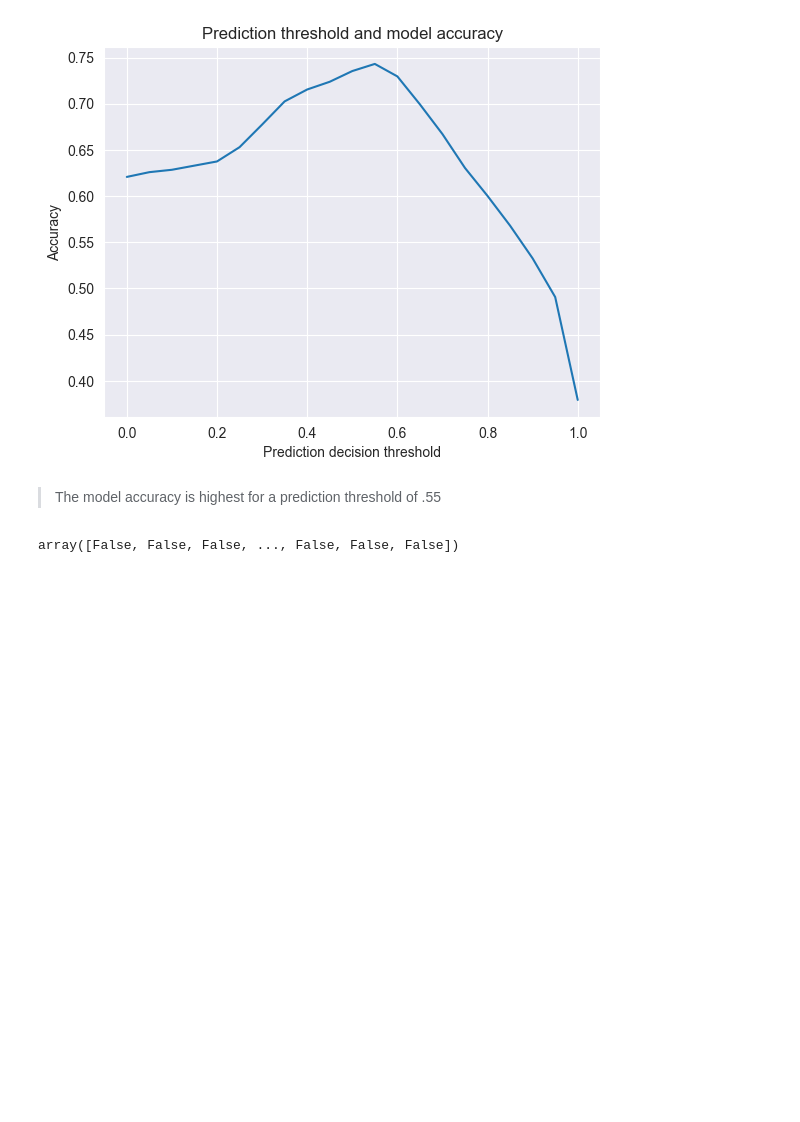
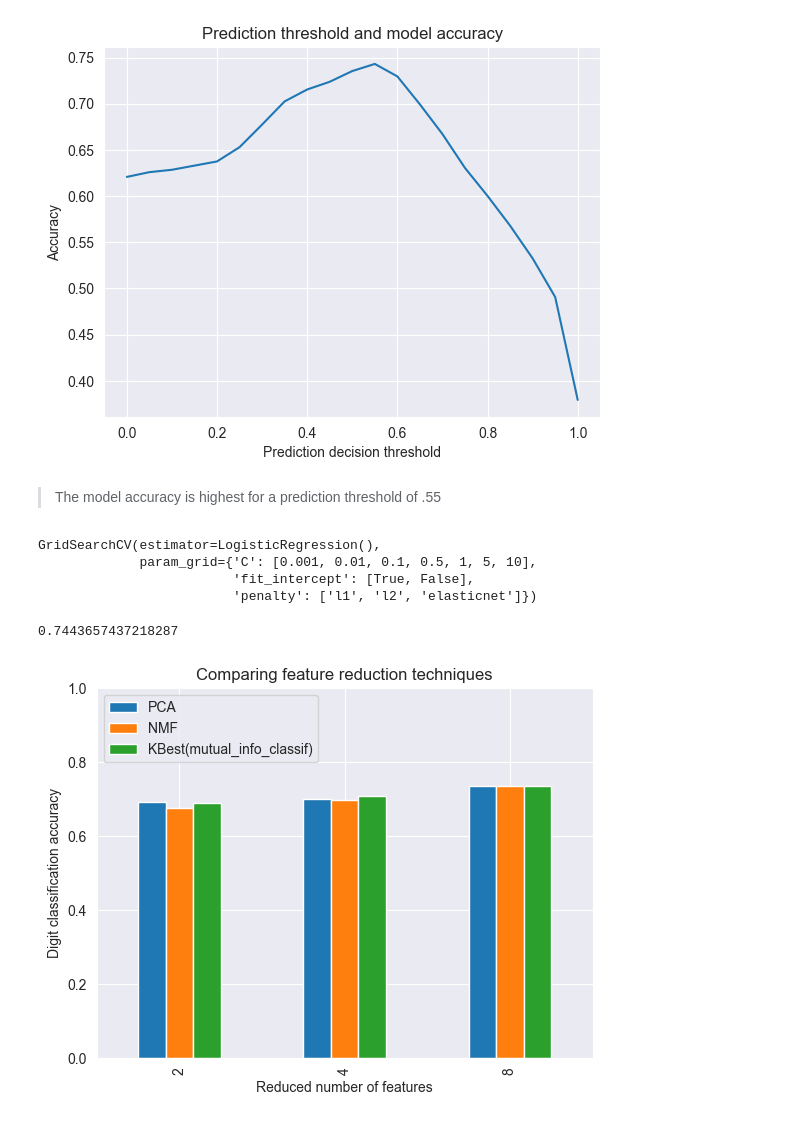
Before and after one commit to bastien-winant/ml-zoomcamp, a Jupyter notebook: midterm/notebook.ipynb, the cells around one changed output. Drawn from its saved outputs; the diff is of its cells as text; code cells hidden in the pictures; blank space fills up the shorter version.

Commit message:
SVM model training with grid search

```diff
--- a/midterm/notebook.ipynb
+++ b/midterm/notebook.ipynb
@@ -600,5 +603,21 @@ plt.show()
 # %% [markdown]
 > The model accuracy is highest for a prediction threshold of .55
 # %%
+parameters = {
+	'penalty': ['l1', 'l2', 'elasticnet'],
+	'C': [0.001, 0.01, 0.1, 0.5, 1, 5, 10],
+	'fit_intercept': [True, False]
+}
-# %% [output]
-array([False, False, False, ..., False, False, False])
+# %%
+clf = GridSearchCV(lr, parameters)
+clf.fit(X_train, y_train)
+# %% [output]
+GridSearchCV(estimator=LogisticRegression(),
+             param_grid={'C': [0.001, 0.01, 0.1, 0.5, 1, 5, 10],
+                         'fit_intercept': [True, False],
+                         'penalty': ['l1', 'l2', 'elasticnet']})
+# %%
+y_pred = clf.predict_proba(X_val)[:, 1]
+accuracy_score(y_val, y_pred >= .5)
+# %% [output]
+0.7443657437218287
@@ -604,0 +652,21 @@ array([False, False, False, ..., False, False, False])
+# %%
+mean_scores = np.array(grid.cv_results_["mean_test_score"])
+# scores are in the order of param_grid iteration, which is alphabetical
+mean_scores = mean_scores.reshape(len(C_OPTIONS), -1, len(N_FEATURES_OPTIONS))
+# select score for best C
+mean_scores = mean_scores.max(axis=0)
+# create a dataframe to ease plotting
+mean_scores = pd.DataFrame(
+    mean_scores.T, index=N_FEATURES_OPTIONS, columns=reducer_labels
+)
+
+ax = mean_scores.plot.bar()
+ax.set_title("Comparing feature reduction techniques")
+ax.set_xlabel("Reduced number of features")
+ax.set_ylabel("Digit classification accuracy")
+ax.set_ylim((0, 1))
+ax.legend(loc="upper left")
+
+plt.show()
+# %% [output]
+[figure, added]
```
Also changed, not shown: parts of 2 cells of this notebook.
